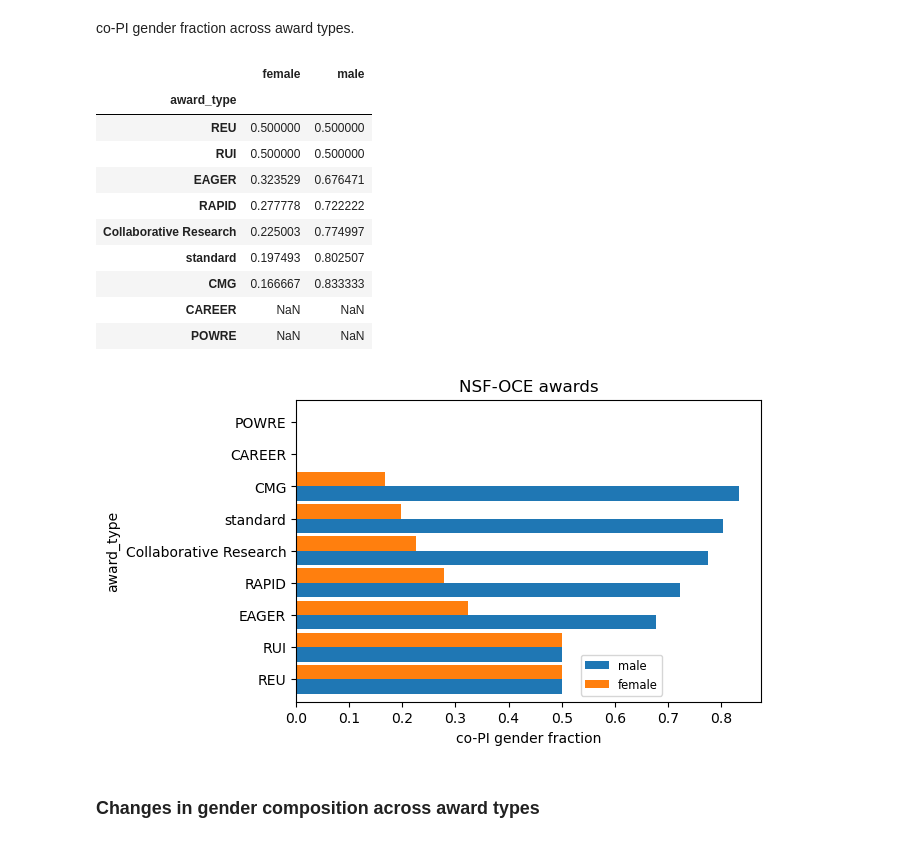
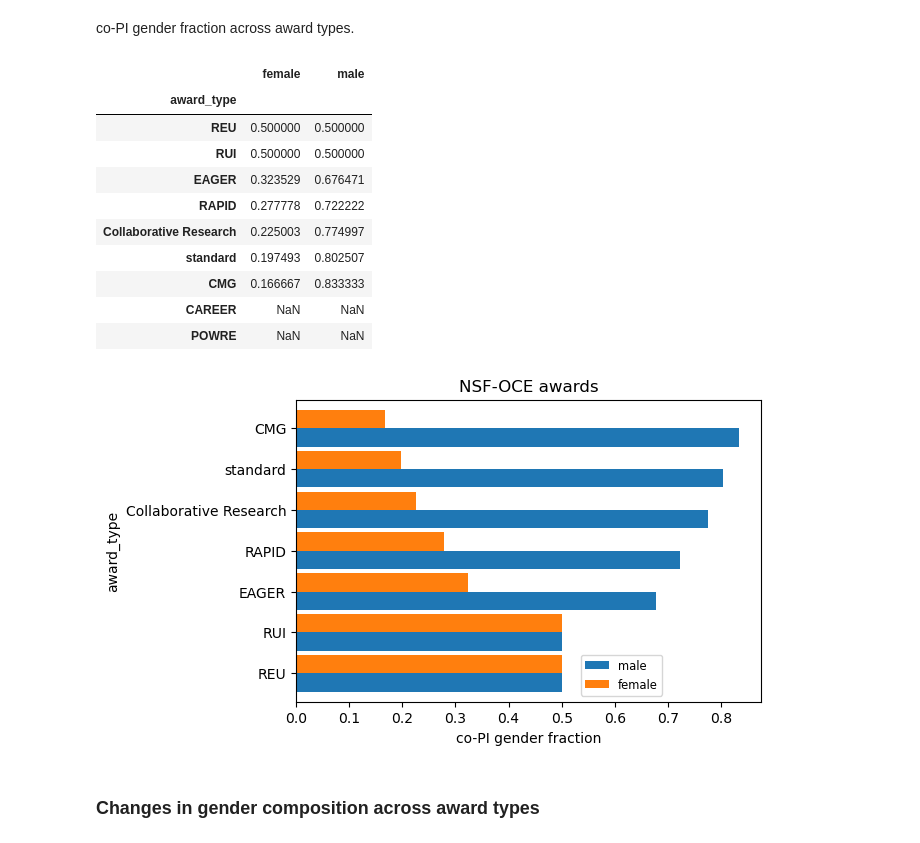
Before and after one commit to idlima/nsf-oce-gender, a Jupyter notebook: 06_analysis_whoi.ipynb, the cells around one changed output. Cells and saved outputs as stored; diff of their text form; code cells hidden in the pictures.

```diff
--- a/06_analysis_whoi.ipynb
+++ b/06_analysis_whoi.ipynb
@@ -977,26 +1189,26 @@ co-PI gender fraction across award types.
 # %%
 by_atype_copi = pd.DataFrame({'female': whoi_awards.groupby(['award_type'])['co-PI_female_frac'].mean()})
 by_atype_copi['male'] = 1 - by_atype_copi.female
 by_atype_copi = by_atype_copi.sort_values('male')
 
 fig, ax = plt.subplots()
-_ = by_atype_copi[['male','female']].plot(kind='barh', ax=ax, width=0.9).legend(bbox_to_anchor=(0.8, 0.175))
+_ = by_atype_copi[['male','female']].dropna().plot(kind='barh', ax=ax, width=0.9).legend(bbox_to_anchor=(0.8, 0.175))
 _ = ax.set(title='NSF-OCE awards', xlabel='co-PI gender fraction')
 
 by_atype_copi
 # %% [output]
 |  | female | male |
 | award_type |  |  |
 | REU | 0.500000 | 0.500000 |
 | RUI | 0.500000 | 0.500000 |
 | EAGER | 0.323529 | 0.676471 |
 | RAPID | 0.277778 | 0.722222 |
 | Collaborative Research | 0.225003 | 0.774997 |
 | standard | 0.197493 | 0.802507 |
 | CMG | 0.166667 | 0.833333 |
 | CAREER | NaN | NaN |
 | POWRE | NaN | NaN |
-[figure, old version]
+[figure, new version]
 # %% [markdown]
 ### Changes in gender composition across award types
 # %%
```
Also changed, not shown: parts of 31 cells of this notebook.
